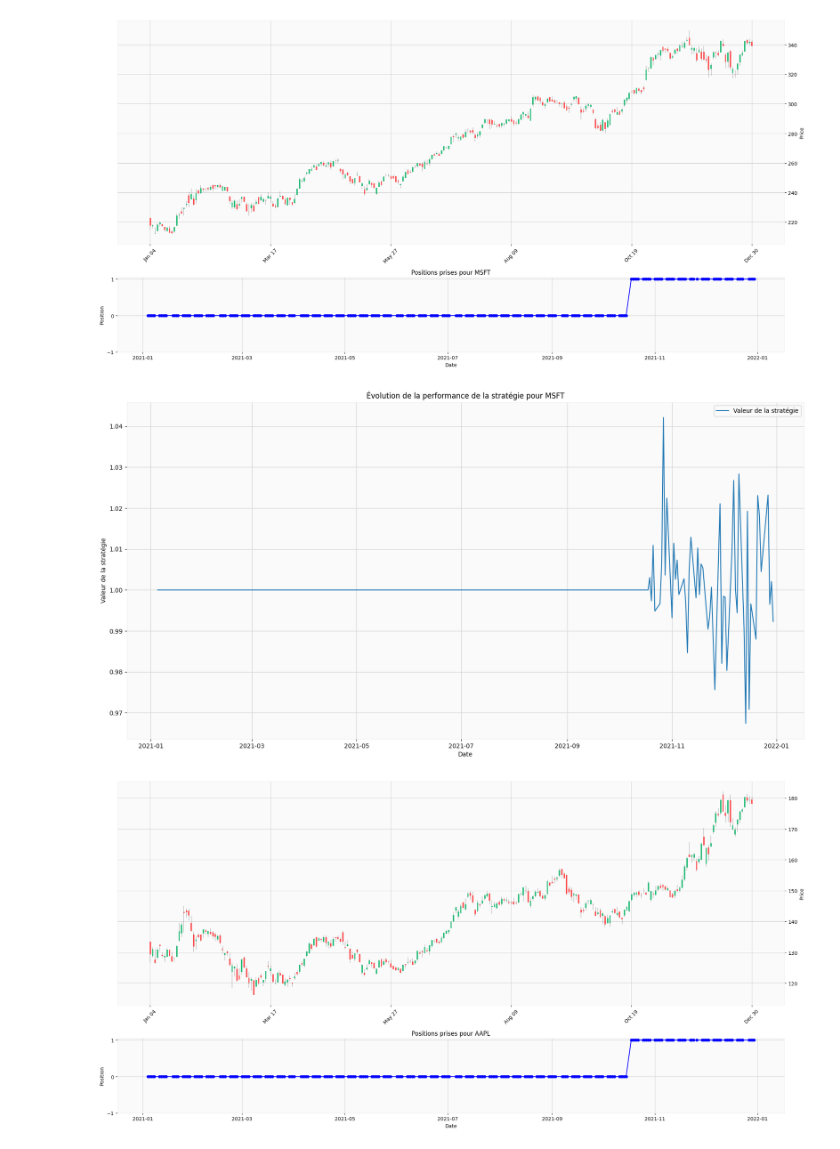
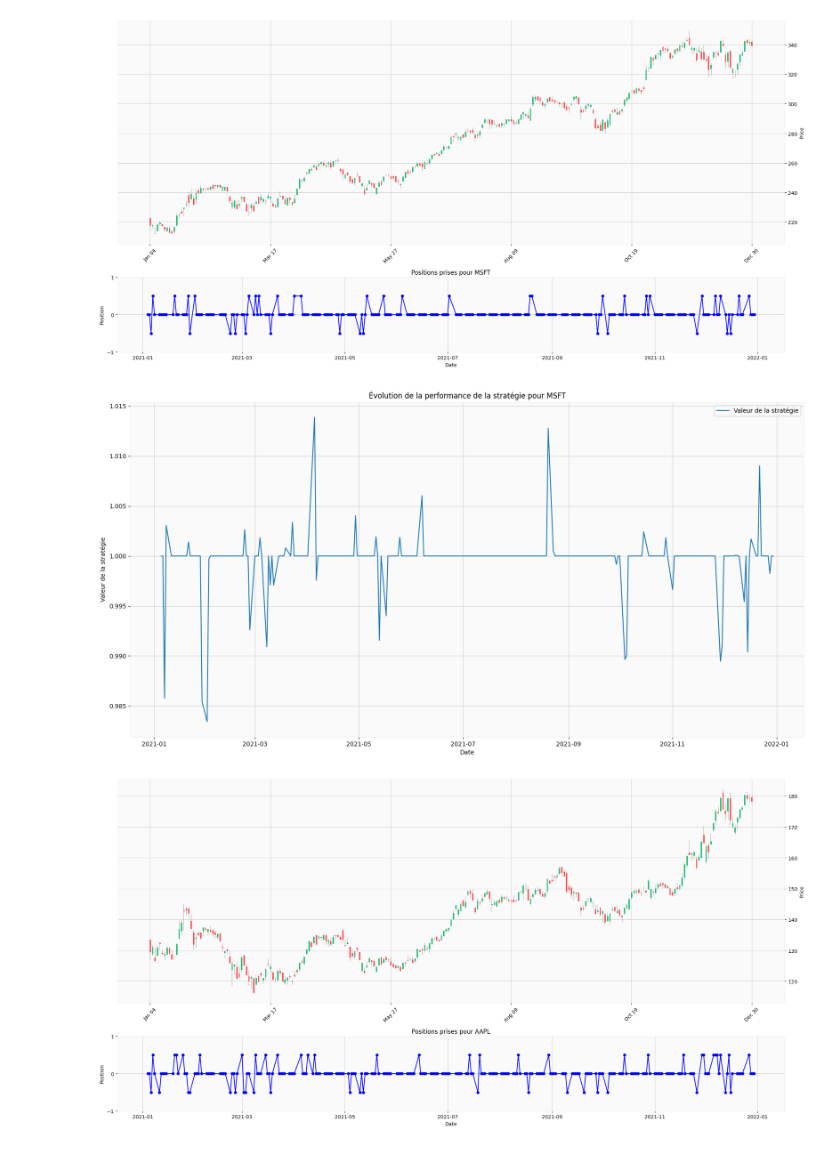
Before and after one commit to sanpa21/Projet-Python, a Jupyter notebook: Code principal.ipynb, the cells around one changed output. Cells and saved outputs as stored; diff of their text form; code cells hidden in the pictures.

Commit message:
Ajout d'une nouvelle strategie

```diff
--- a/Code principal.ipynb
+++ b/Code principal.ipynb
@@ -207,6 +207,23 @@ class Backtester:
         return
 
 # Exemple de stratégie
+def mastrategie(data):
+    # Exemple de stratégie : prendre des positions basées sur le signe de la variation de prix
+    # entre les deux derniers jours
+    positions = [0]  # La première journée n'a pas de position
+    for i in range(1, len(data)):
+        price_change = (data['Close'][i] - data['Close'][i-1]) / data['Close'][i-1]
+        if price_change > 0.02:
+            positions.append(0.5)  # Acheter partiellement
+        elif price_change < -0.02:
+            positions.append(-0.5)  # Vendre partiellement
+        else:
+            positions.append(0)  # Ne pas prendre de position
+
+    # Ajouter la colonne "Position" au DataFrame
+    data['Position'] = positions
+    return data['Position']
+
 def simple_strategy(data):
     # Exemple de stratégie simple : achat lorsque la moyenne mobile sur 50 jours est supérieure à la moyenne mobile sur 200 jours, et vente dans le cas contraire
     data['50_MA'] = data['Close'].rolling(window=50).mean()
@@ -217,7 +234,7 @@ def simple_strategy(data):
     return data['Position']
 
 # Exemple d'utilisation du backtester avec la stratégie simple
-Backteste = Backtester(strategy=simple_strategy)
+Backteste = Backtester(strategy=mastrategie)
 Backteste.compute(["MSFT", "AAPL"], "2021-01-01","2021-12-31")
 print(Backteste.summary())
 Backteste.plot()
@@ -237,3 +254,3 @@ Skewness                -0.074701  -0.074710
-[figure, old version]
+[figure, new version]
-[figure, old version]
+[figure, new version]
-[figure, old version]
+[figure, new version]
```
Also changed, not shown: parts of 1 cell of this notebook.
